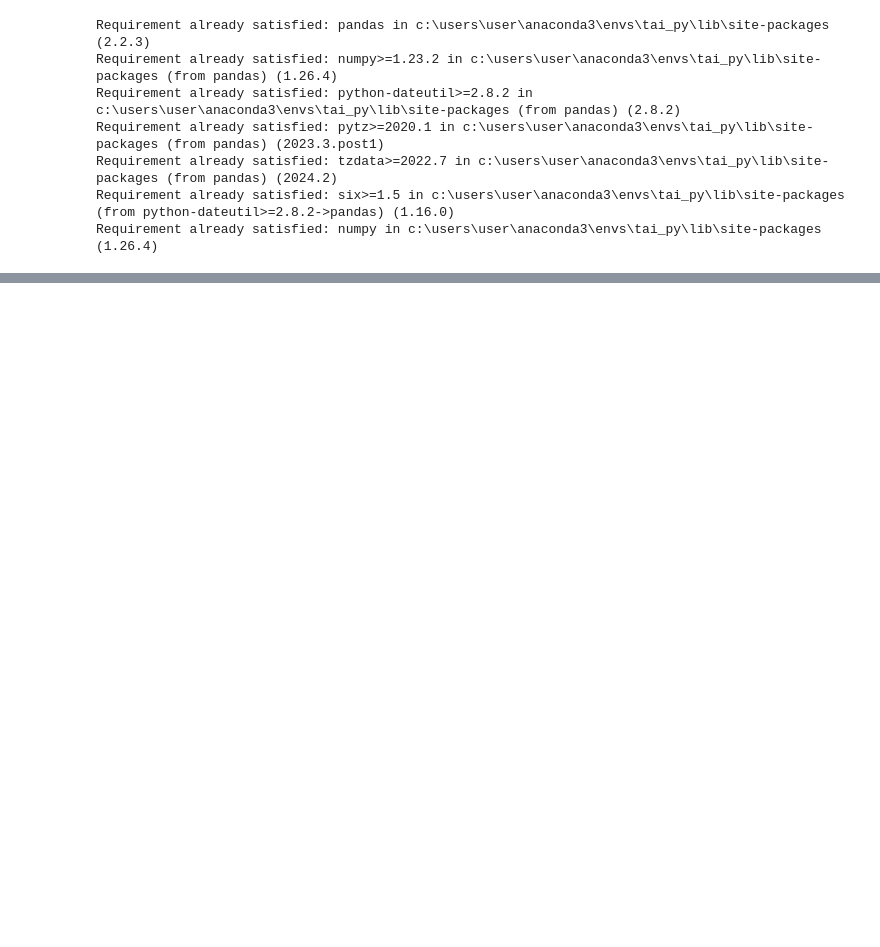
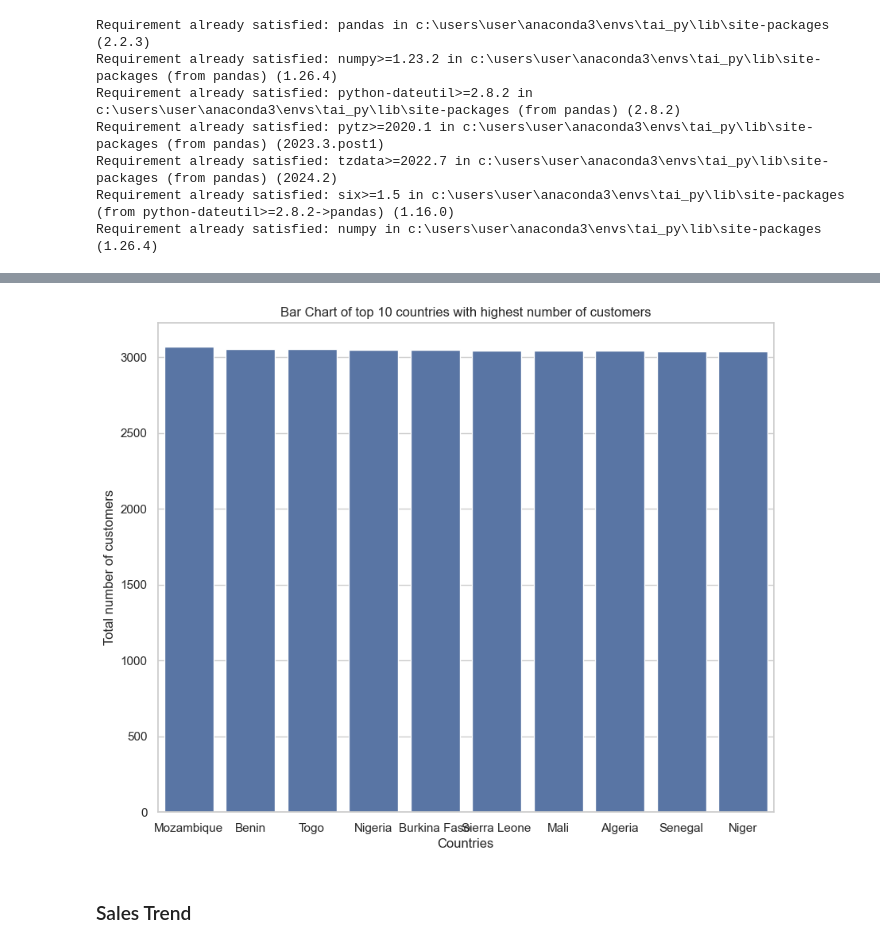
Before and after one commit to tai-dauda/Ecommerce_Cohort_Analysis, a Jupyter notebook: notebooks/Untitled.ipynb, the cells around one changed output, grey strips where cells are left out. Drawn from its saved outputs; the diff is of its cells as text; code cells hidden in the pictures; blank space fills up the shorter version.

```diff
--- a/notebooks/Untitled.ipynb
+++ b/notebooks/Untitled.ipynb
@@ -34,0 +191,8 @@ data
+# %%
+customer_per_country = data.groupby(['Country'])['CustomerID'].nunique().reset_index()
+customer_per_country = customer_per_country.sort_values('CustomerID', ascending = False).reset_index()
+
+#rename column
+customer_per_country.rename(columns = {"CustomerID" : "Number of customers"}, inplace = True)
+
+customer_per_country.head(10)
@@ -34,0 +211,17 @@ data
+# %%
+#visualize top 10 countries with highest number of customers (unique customerID)
+top_countries_to_customers = customer_per_country.head(10)
+
+# Create a bar chart from the selected data
+plt.figure(figsize=(10,8))
+
+sns.barplot(x='Country', y='Number of customers', data= top_countries_to_customers)
+
+plt.xlabel('Countries')
+plt.ylabel('Total number of customers')
+plt.title('Bar Chart of top 10 countries with highest number of customers')
+plt.show()
+# %% [output]
+[figure, added]
+# %% [markdown]
+### Sales Trend
```
Also changed, not shown: parts of 16 cells of this notebook.
